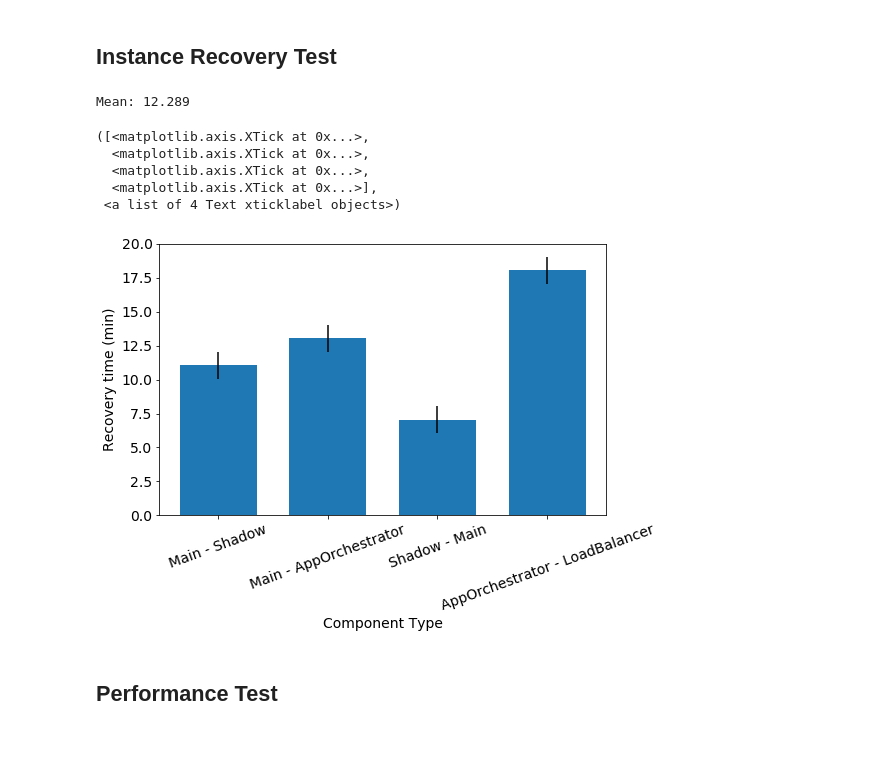
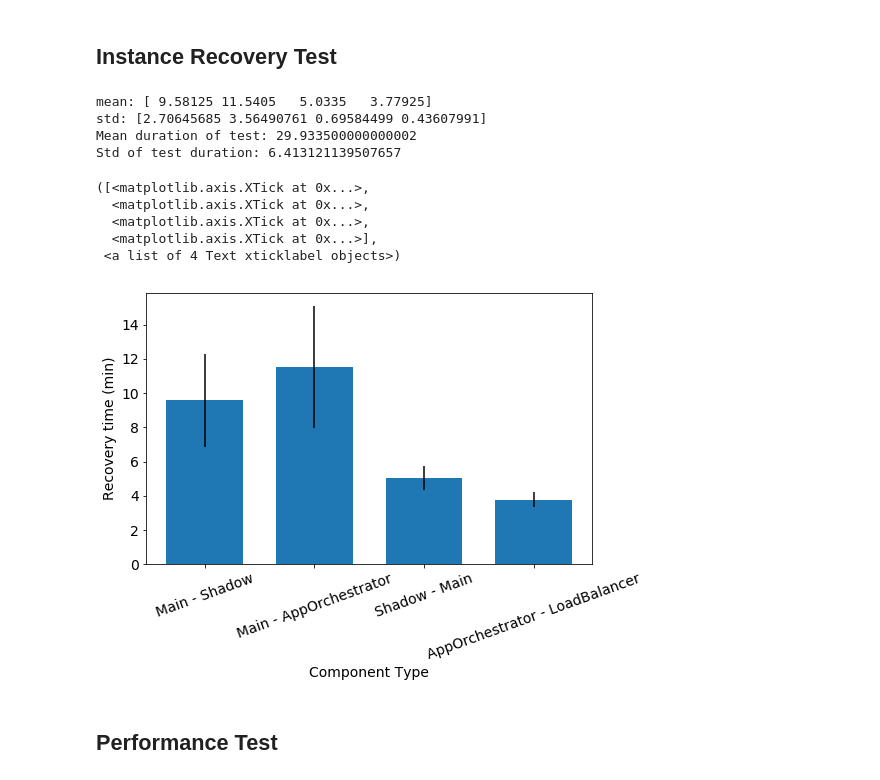
Before and after one commit to arucard21/cloudcomputing, a Jupyter notebook: Visualizations.ipynb, the cells around one changed output. Saved outputs shown, nothing was run; the diff lists cells and outputs as text; code cells hidden in the pictures; blank space fills up the shorter version.

```diff
--- a/Visualizations.ipynb
+++ b/Visualizations.ipynb
@@ -5,28 +5,38 @@
 # %%
 import numpy as np
 import matplotlib.pyplot as plt
 plt.rcParams.update({'font.size':14})
 
 
 # Input of type [Main-Shadow, Main-App, Shadow-Main, APP-LB]
-recovery_time = np.array([11.039, 13.032,7.045, 18.04])
-test_duration = 1
-print("Mean:", np.mean(recovery_time))
+recovery_time = np.array([[8.082, 6.072, 11.038, 13.133], [12.031, 6.05, 12.047, 16.034],
+                          [6.026, 4.058, 5.025, 5.025], [4.025, 4.04, 3.024, 4.028]])
+mean_time = np.mean(recovery_time, 1)
+std_time = np.std(recovery_time, 1)
+print("mean:",mean_time)
+print("std:",std_time)
+
+test_time = np.array([30.163, 20.219, 31.133, 38.219])
+print("Mean duration of test:", np.mean(test_time))
+print("Std of test duration:", np.std(test_time))
 
 plt.figure(figsize=(8,5))
-plt.bar(range(4), recovery_time, yerr=np.ones((4,1)), width=0.7)
+plt.bar(range(4), mean_time, yerr=std_time, width=0.7)
 plt.xlabel("Component Type")
 plt.ylabel("Recovery time (min)")
 plt.xticks(range(4), ("Main - Shadow", "Main - AppOrchestrator", "Shadow - Main",
                       "AppOrchestrator - LoadBalancer"), rotation=20)
 # %% [output]
-Mean: 12.289
+mean: [ 9.58125 11.5405   5.0335   3.77925]
+std: [2.70645685 3.56490761 0.69584499 0.43607991]
+Mean duration of test: 29.933500000000002
+Std of test duration: 6.413121139507657
 ([<matplotlib.axis.XTick at 0x...>,
   <matplotlib.axis.XTick at 0x...>,
   <matplotlib.axis.XTick at 0x...>,
   <matplotlib.axis.XTick at 0x...>],
  <a list of 4 Text xticklabel objects>)
-[figure, old version]
+[figure, new version]
 # %% [markdown]
 ## Performance Test
 # %%
```
Also changed, not shown: parts of 3 cells of this notebook, 3 other files.
